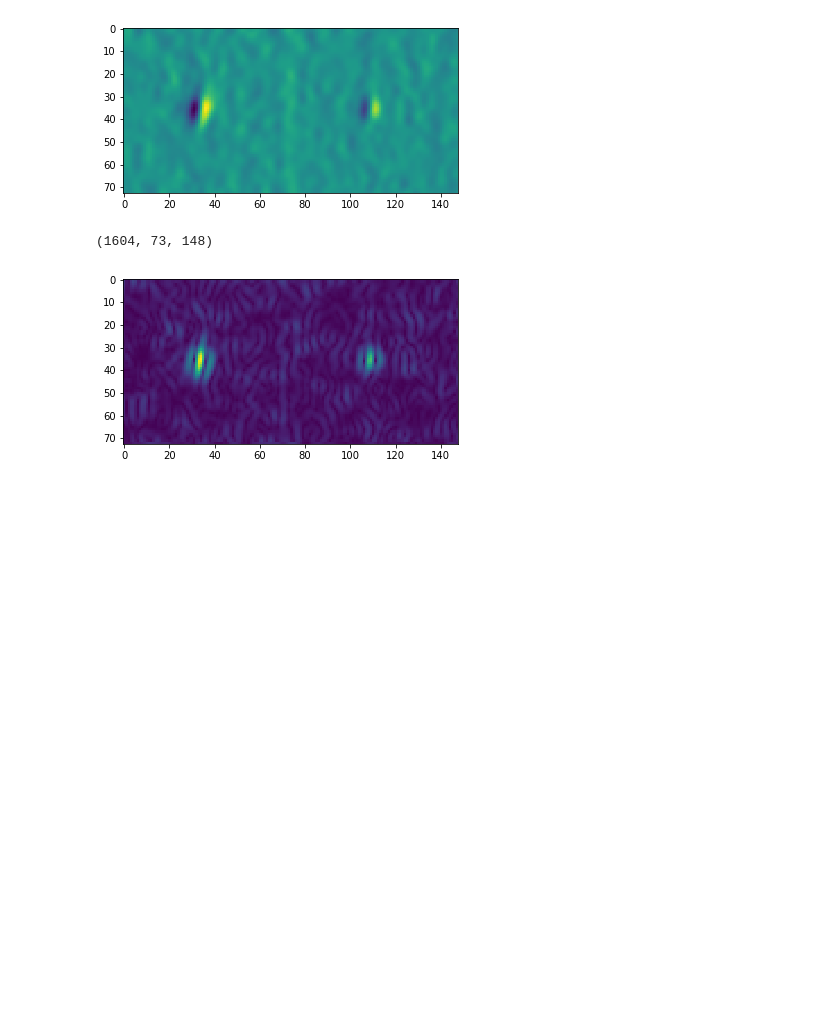
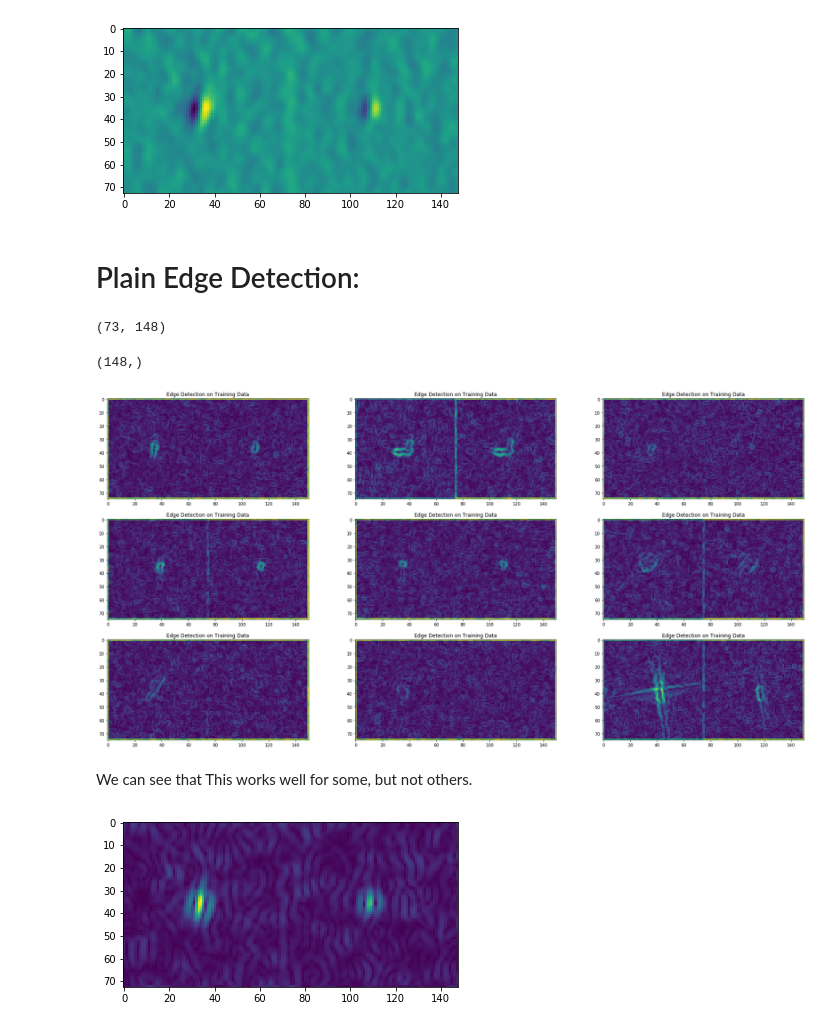
Before and after one commit to kailukowiak/DATA602_Final_Project, a Jupyter notebook: PlanningAndSandBox.ipynb, the cells around one changed output. Drawn from its saved outputs; the diff is of its cells as text; code cells hidden in the pictures; blank space fills up the shorter version.

```diff
--- a/PlanningAndSandBox.ipynb
+++ b/PlanningAndSandBox.ipynb
@@ -60,7 +44,3 @@ gauss_denoised = ndimage.gaussian_filter(arr, 2)
 1. Run on Kaggle test data
 # %% [markdown]
 This is what the unedited images look like:
-# %%
-arr = np.reshape(np.array(icebergs.iloc[2,0]),(75,75))
-gauss_denoised = ndimage.gaussian_filter(arr, 2)
-imgplot = plt.imshow(gauss_denoised)
@@ -124,7 +111,30 @@ Ytrain = np.array(train['is_iceberg']) # Labels. (Data must remain in this order
 imgplot = plt.imshow(Xtrain[5])
 # %% [output]
 [figure]
+# %%
+def samplePlots(nparr, title = "Placeholder"):
+    fig = plt.figure(1,figsize=(30,15))
+    for i in range(9):
+        ax = fig.add_subplot(3,3,i+1)
+        arr = nparr[i]
+        ax.imshow(arr)
+        ax.set_title(title)
+    plt.show()
+# %% [markdown]
+# Plain Edge Detection:
+# %%
+def pre_process_edge(df):
+    imgs = []
+    for i, row in df.iterrows():
+        # Concatinate square images to one 75 x 150 pixle image.
+        concat = np.concatenate((np.reshape(np.array(train.iloc[i,0]),(75,75)),
+                   np.reshape(np.array(train.iloc[i,1]),(75,75))), axis =1)
+        sx = ndimage.sobel(concat, axis=0, mode='constant')
+        sy = ndimage.sobel(concat, axis=1, mode='constant')
+        sob = np.hypot(sx, sy)
+        imgs.append(sob)
+    return imgs
 # %%
-Xtrain.shape
+sob.shape
 # %% [output]
-(1604, 73, 148)
+(73, 148)
@@ -142,3 +141,13 @@ reconstruction = ndimage.binary_propagation(eroded_square, mask=square)
+# %%
+sob[72].shape
+# %% [output]
+(148,)
+# %%
+samplePlots(pre_process_edge(train), 'Edge Detection on Training Data')
+# %% [output]
+[figure, added]
+# %% [markdown]
+We can see that This works well for some, but not others.
 # %%
 arr = Xtrain[3] #np.reshape(np.array(icebergs.iloc[2,0]),(75,75))
 sx = ndimage.sobel(arr, axis=0, mode='constant')
```
Also changed, not shown: parts of 35 cells of this notebook.
